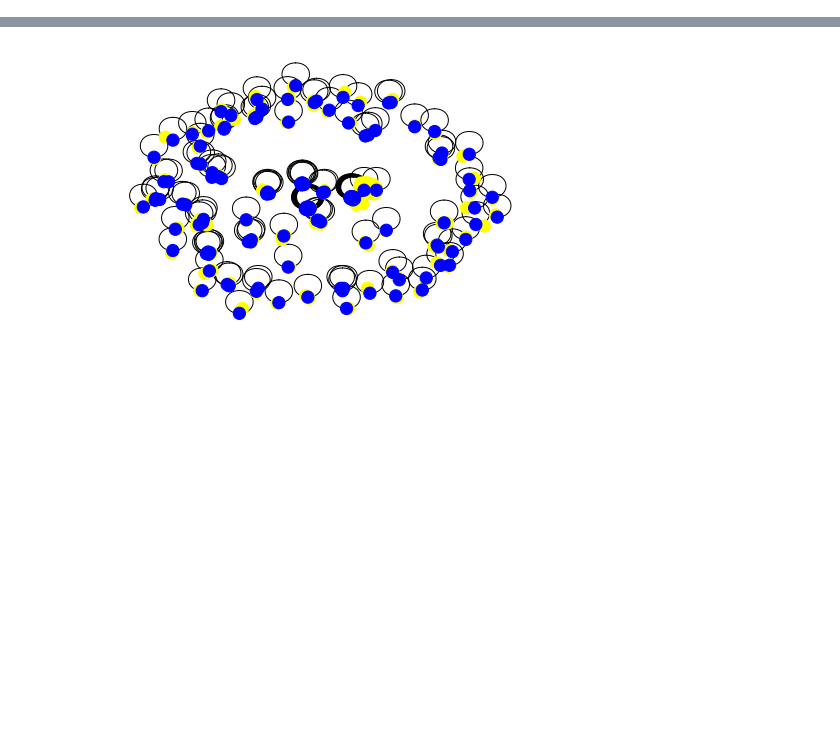
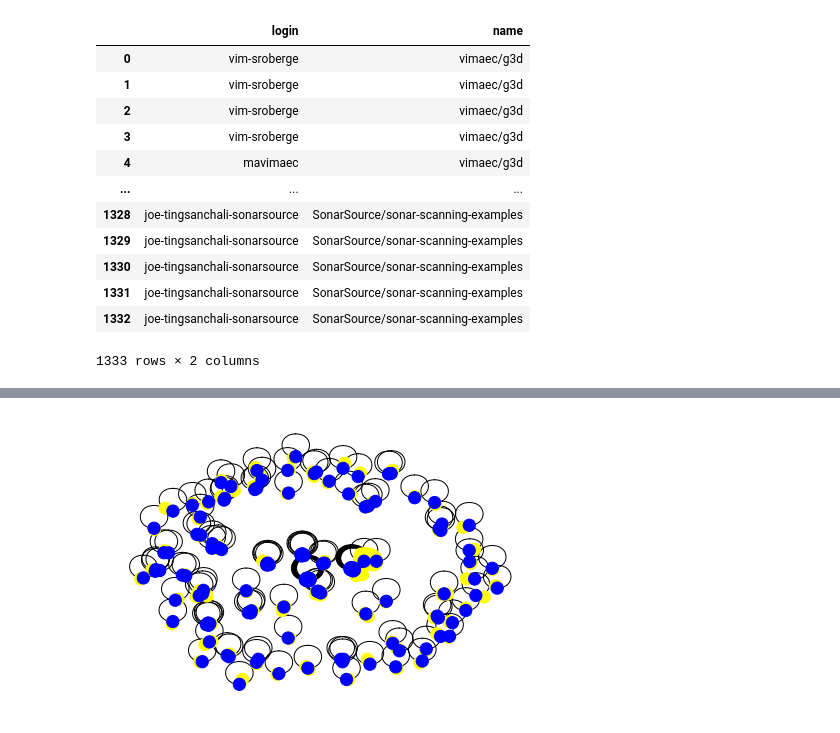
Before and after one commit to fzanart/Socialz, a Jupyter notebook: Mining_frequent_subgraphs.ipynb, the cells around one changed output, grey strips where cells are left out. Saved outputs shown, nothing was run; the diff lists cells and outputs as text; code cells hidden in the pictures; blank space fills up the shorter version.

```diff
--- a/Mining_frequent_subgraphs.ipynb
+++ b/Mining_frequent_subgraphs.ipynb
@@ -34,3 +13,20 @@ df
+# %%
+df = pd.read_csv('/content/drive/MyDrive/Socialz/cobol_pullrequests.csv', usecols=['login', 'name'])
+df
+# %% [output]
+|  | login | name |
+| 0 | vim-sroberge | vimaec/g3d |
+| 1 | vim-sroberge | vimaec/g3d |
+| 2 | vim-sroberge | vimaec/g3d |
+| 3 | vim-sroberge | vimaec/g3d |
+| 4 | mavimaec | vimaec/g3d |
+| ... | ... | ... |
+| 1328 | joe-tingsanchali-sonarsource | SonarSource/sonar-scanning-examples |
+| 1329 | joe-tingsanchali-sonarsource | SonarSource/sonar-scanning-examples |
+| 1330 | joe-tingsanchali-sonarsource | SonarSource/sonar-scanning-examples |
+| 1331 | joe-tingsanchali-sonarsource | SonarSource/sonar-scanning-examples |
+| 1332 | joe-tingsanchali-sonarsource | SonarSource/sonar-scanning-examples |
+1333 rows × 2 columns
 # %%
 df['login'] = df['login'].apply(lambda x: 'User: '+x)
 df['name'] = df['name'].apply(lambda x: 'Repo: '+x)
```
Also changed, not shown: parts of 10 cells of this notebook.
